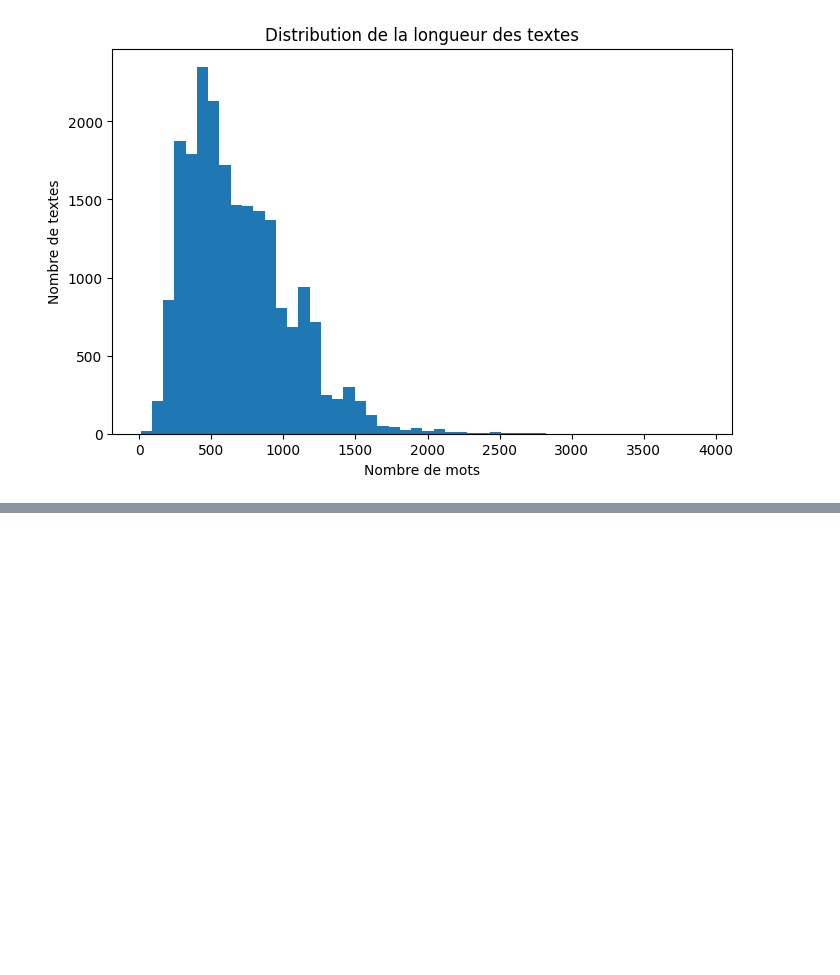
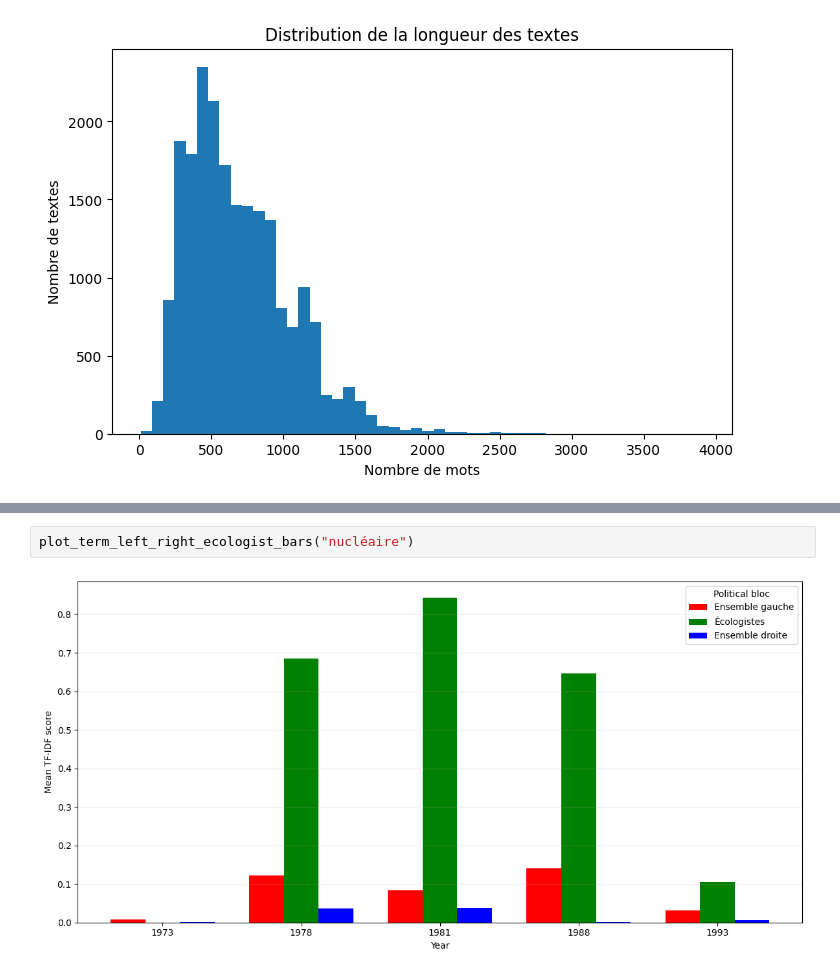
Before and after one commit to lecoqm/NLP, a Jupyter notebook: first_topic_analysis.ipynb, the cells around one changed output, grey strips where cells are left out. Drawn from its saved outputs; the diff is of its cells as text; blank space fills up the shorter version.

```diff
--- a/first_topic_analysis.ipynb
+++ b/first_topic_analysis.ipynb
@@ -163,0 +499,4 @@ bigram_freq_df.head(50)
+# %%
+plot_term_left_right_ecologist_bars("nucléaire")
+# %% [output]
+[figure, added]
```
Also changed, not shown: parts of 10 cells of this notebook, 4 other files.
